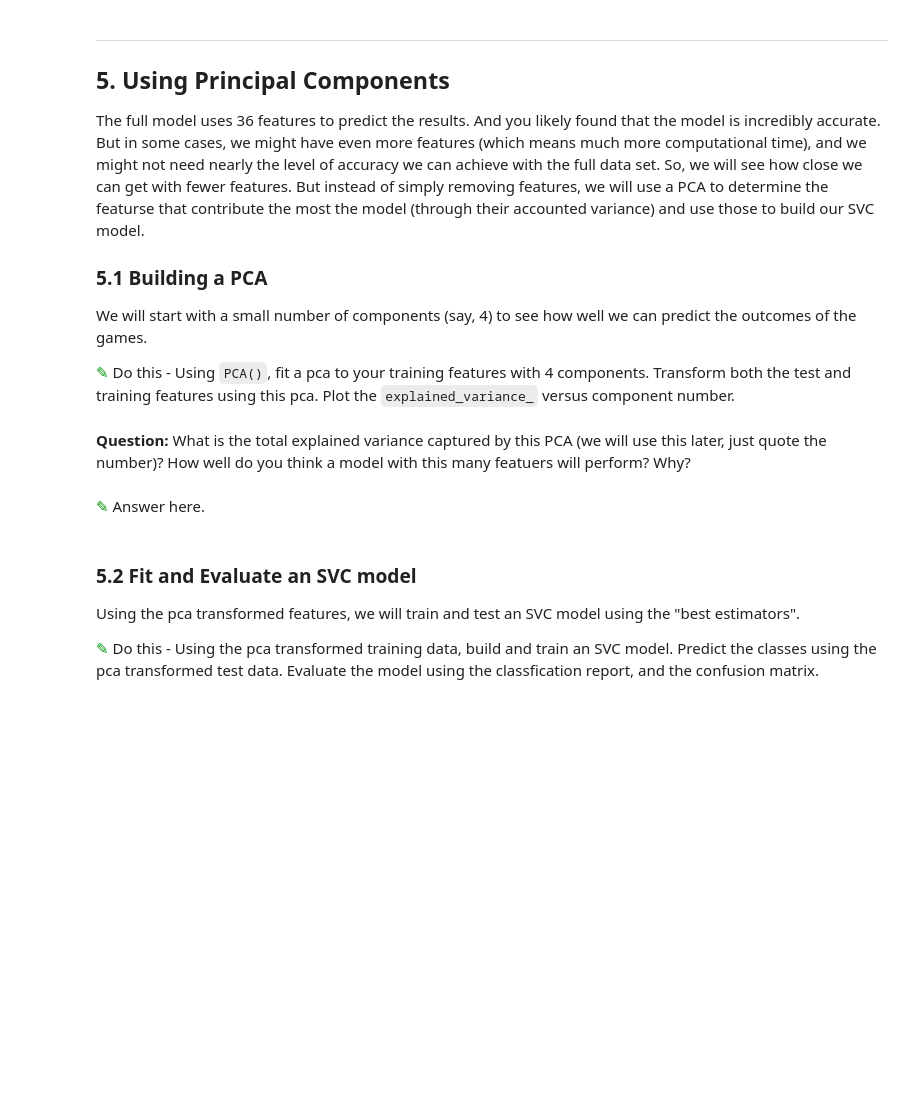
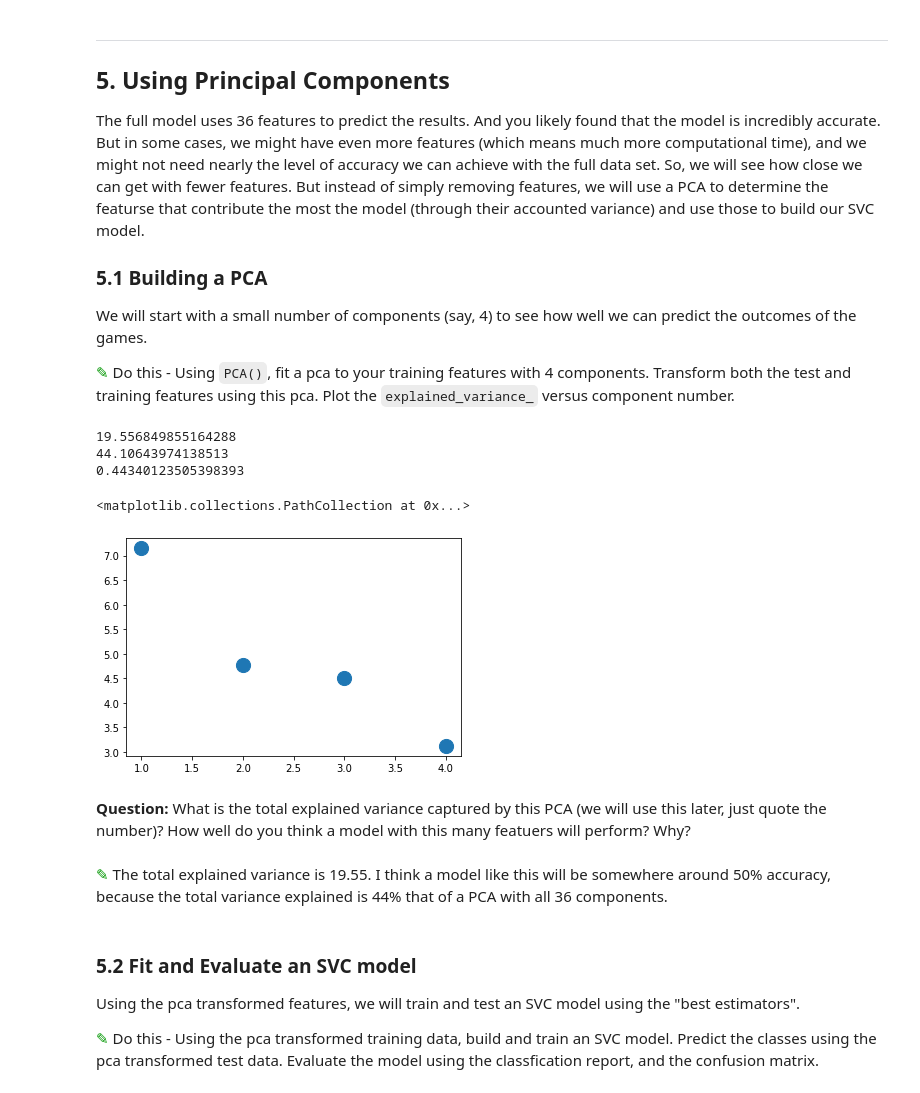
Before and after one commit to gasbarr1/hw-04, a Jupyter notebook: Homework4-SVM_and_PCA-STUDENT.ipynb, the cells around one changed output. Cells and saved outputs as stored; diff of their text form; code cells hidden in the pictures; blank space fills up the shorter version.

```diff
--- a/Homework4-SVM_and_PCA-STUDENT.ipynb
+++ b/Homework4-SVM_and_PCA-STUDENT.ipynb
@@ -74,0 +73,7 @@ First you need to read in the data from `kr-vs-kp.data`. You can look at `kr-vs-
+# %%
+## your code here
+cols = ["bkblk","bknwy","bkon8","bkona","bkspr","bkxbq","bkxcr","bkxwp","blxwp","bxqsq","cntxt","dsopp","dwipd",
+ "hdchk","katri","mulch","qxmsq","r2ar8","reskd","reskr","rimmx","rkxwp","rxmsq","simpl","skach","skewr",
+ "skrxp","spcop","stlmt","thrsk","wkcti","wkna8","wknck","wkovl","wkpos","wtoeg","won"]
+krkp = pd.read_csv("kr-vs-kp.data",names = cols)
+krkp.head()
@@ -96,0 +108,13 @@ When you print the head of this data set, you probably noticed that all the feat
+# %%
+# ## your code here
+replace = {"f":1,
+          "l":2,
+          "n":3,
+          "t":4,
+          "w":5,
+          "b":6,
+          "g":7,
+          "won":1,
+          "nowin":0}
+krkp = krkp.replace(replace)
+krkp.head()
@@ -105,2 +135,6 @@ As we have seen in our analyses using `sklearn` it is advantageous to separate o
+# %%
+## your code here
+features = krkp[krkp.columns[:-1]]
+labels = krkp[krkp.columns[-1]]
 # %% [markdown]
 **Question:** How balanced is your outcome variable? Why does it matter for the outcome to be balanced?
@@ -119,0 +152,9 @@ For this classification problem, we will use an support vector machine. As you l
+# %%
+## your code here
+
+train_data, test_data, train_labels, test_labels = train_test_split(features,labels,test_size=.25)
+print(train_data.shape)
+print(test_data.shape)
+print(train_labels.shape)
+print(test_labels.shape)
+print(train_data.shape[0]/(train_data.shape[0]+test_data.shape[0]))
@@ -172,7 +311,23 @@ We will start with a small number of components (say, 4) to see how well we can
+# %%
+## your code here
+pca = PCA(n_components = 4).fit(train_data)
+pca2 = PCA(n_components = 36).fit(train_data)
+pca_train_data = pca.transform(train_data)
+pca_test_data = pca.transform(test_data)
+print(sum(pca.explained_variance_))
+print(sum(pca2.explained_variance_))
+print(sum(pca.explained_variance_)/sum(pca2.explained_variance_))
+plt.scatter([1,2,3,4],pca.explained_variance_,s=200)
+# %% [output]
+19.556849855164288
+44.10643974138513
+0.44340123505398393
+<matplotlib.collections.PathCollection at 0x...>
+[figure, added]
 # %% [markdown]
 **Question:** What is the total explained variance captured by this PCA (we will use this later, just quote the number)? How well do you think a model with this many featuers will perform? Why?
-# %% [markdown]
-<font size=8 color="#009600">&#9998;</font> Answer here.
+# %% [markdown]
+<font size=8 color="#009600">&#9998;</font> The total explained variance is 19.55. I think a model like this will be somewhere around 50% accuracy, because the total variance explained is 44% that of a PCA with all 36 components.
 # %% [markdown]
 ### 5.2 Fit and Evaluate an SVC model
 
```
Also changed, not shown: parts of 40 cells of this notebook, 2 other files.
